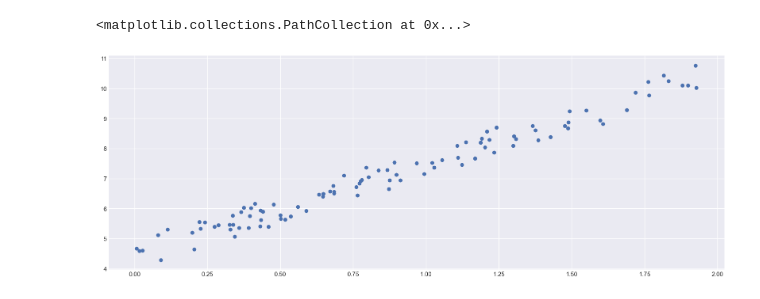
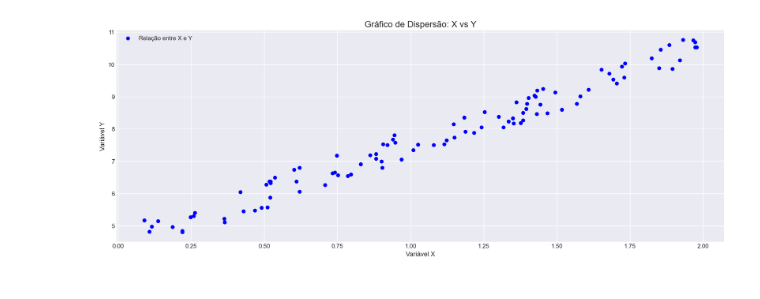
Before and after one commit to ludiemert/Classification_Regression_Models, a Jupyter notebook: 7_Classification_Regression_Models/Linear_Regression_1.ipynb, the cells around one changed output. Drawn from its saved outputs; the diff is of its cells as text; code cells hidden in the pictures.

```diff
--- a/7_Classification_Regression_Models/Linear_Regression_1.ipynb
+++ b/7_Classification_Regression_Models/Linear_Regression_1.ipynb
@@ -16,7 +16,17 @@ y = 4 + 3 * x + np.random.rand(100, 1)
 # %%
 # vamos plotar o conteudo de inf
 fig, ax = plt.subplots(figsize=(20, 7))
 plt.scatter(x, y)
+
+# adicionar o gráfico de dispersão com um label
+ax.scatter(x, y, color='blue', label='Relação entre X e Y')
+
+# adicionar título, rótulos e legenda
+ax.set_title('Gráfico de Dispersão: X vs Y', fontsize=16)
+ax.set_xlabel('Variável X')
+ax.set_ylabel('Variável Y')
+ax.legend(loc='upper left')  # posição da legenda
+
+plt.show()
 # %% [output]
-<matplotlib.collections.PathCollection at 0x...>
-[figure, old version]
+[figure, new version]
```
Also changed, not shown: 1 other file.
